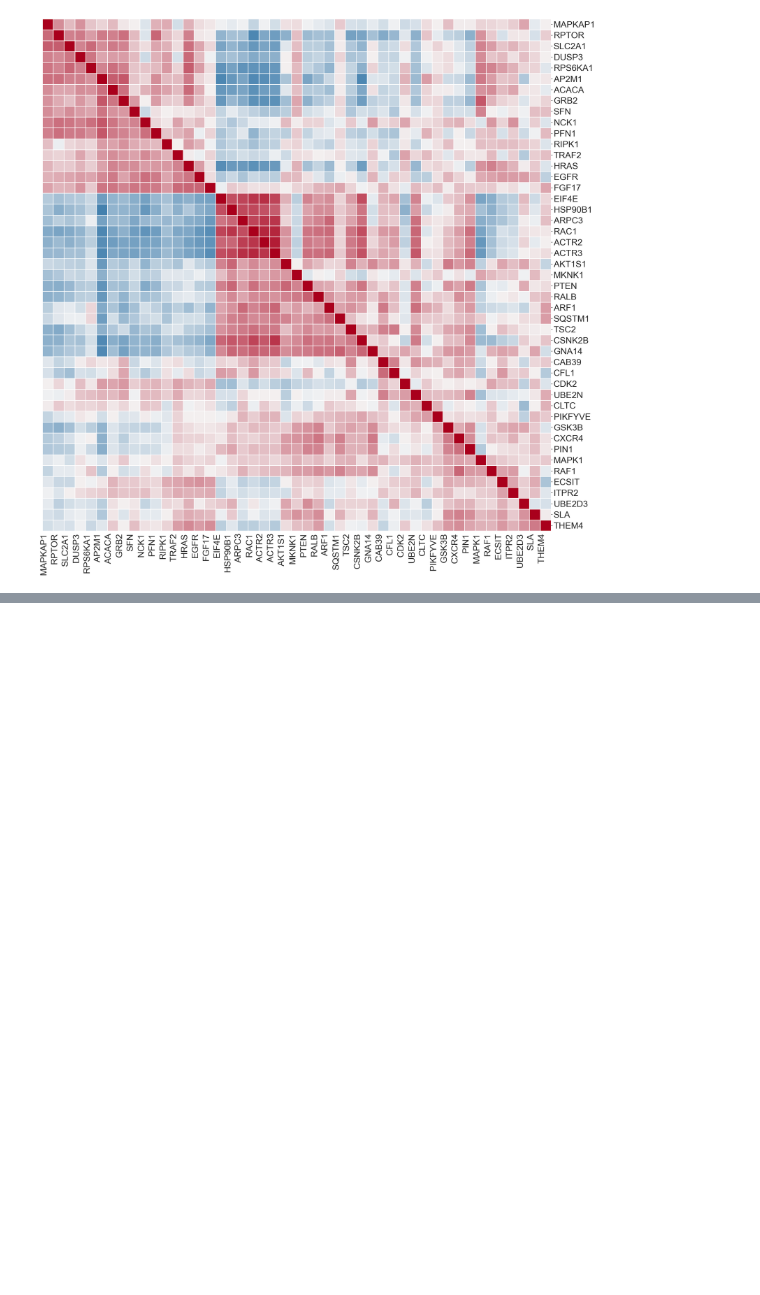
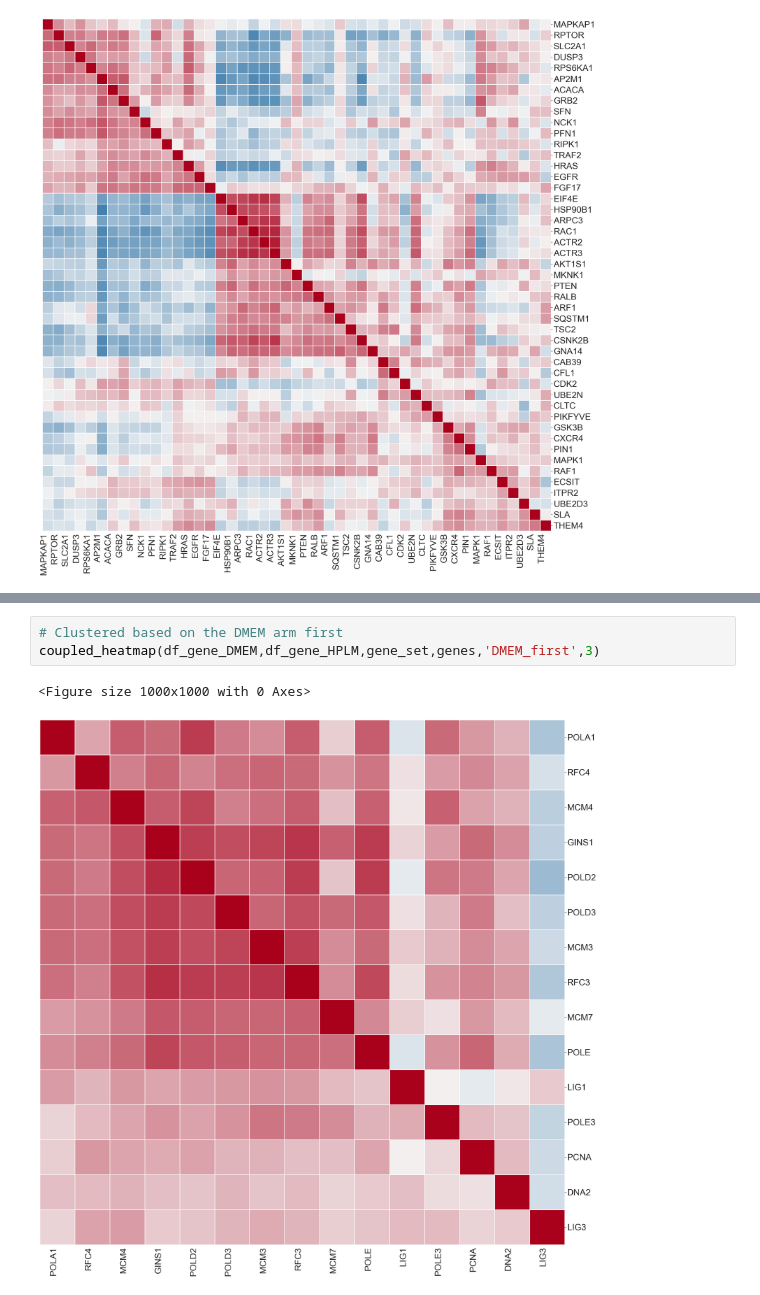
Before and after one commit to broadinstitute/2022_PERISCOPE, a Jupyter notebook: 3_HELA_WGS_Summary/Figure_3.ipynb, the cells around one changed output, grey strips where cells are left out. Cells and saved outputs as stored; diff of their text form; blank space fills up the shorter version.

```diff
--- a/3_HELA_WGS_Summary/Figure_3.ipynb
+++ b/3_HELA_WGS_Summary/Figure_3.ipynb
@@ -624,0 +633,6 @@ coupled_heatmap(df_gene_DMEM,df_gene_HPLM,gene_set,genes,'DMEM_first',3)
+# %%
+# Clustered based on the DMEM arm first
+coupled_heatmap(df_gene_DMEM,df_gene_HPLM,gene_set,genes,'DMEM_first',3)
+# %% [output]
+<Figure size 1000x1000 with 0 Axes>
+[figure, added]
```
Also changed, not shown: parts of 1 cell of this notebook.
